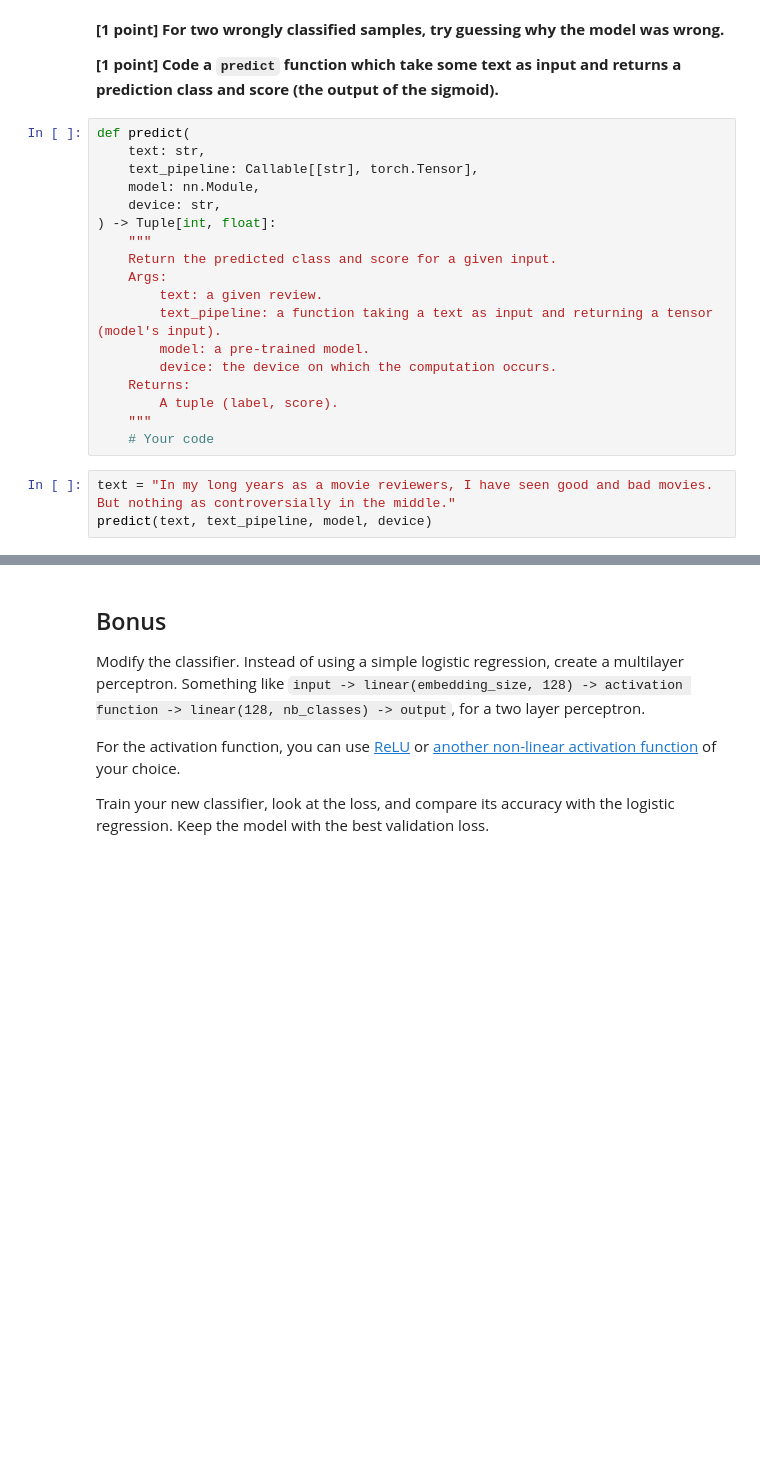
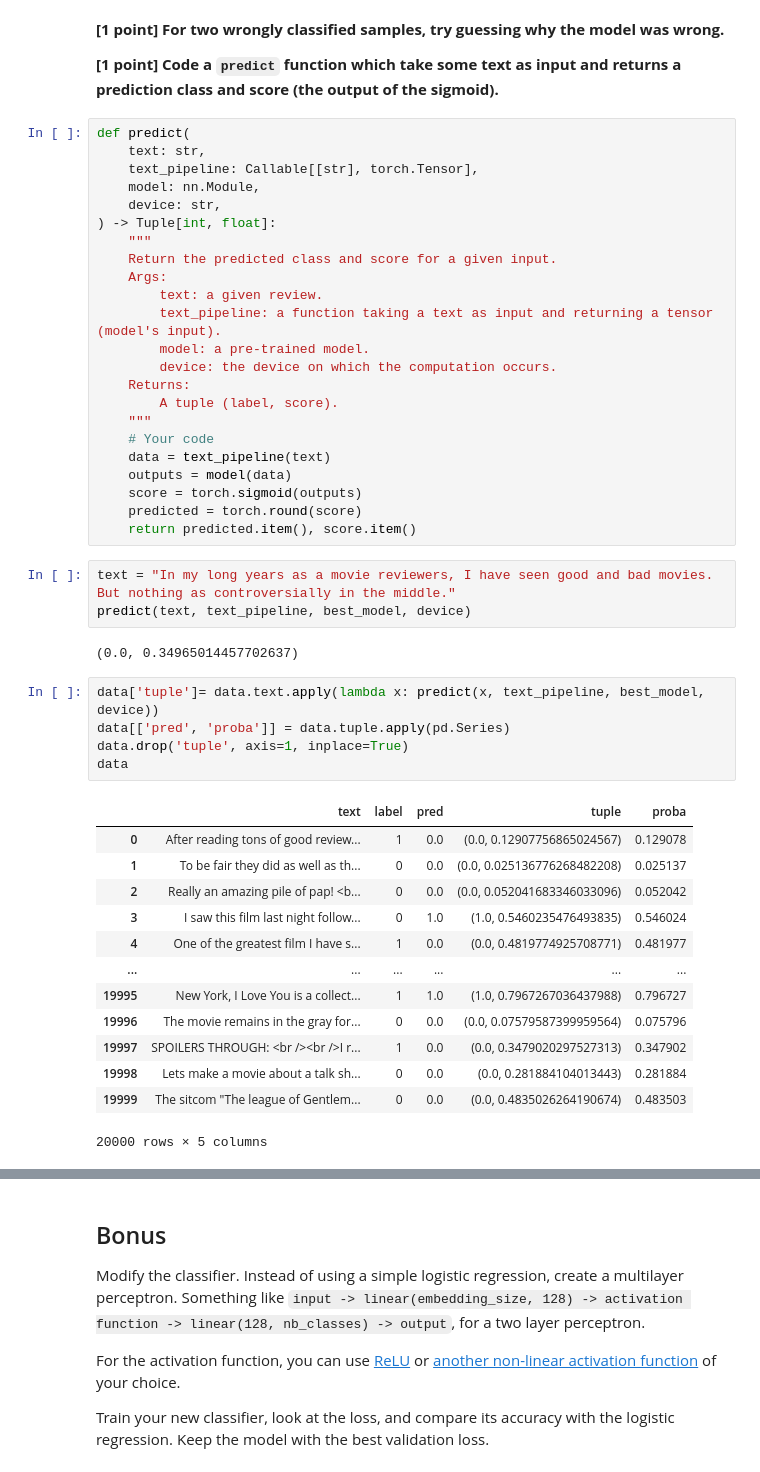
Before and after one commit to meliioko/nlp_tp_3, a Jupyter notebook: fill_your_own_glove.ipynb, the cells around one changed output, grey strips where cells are left out. Cells and saved outputs as stored; diff of their text form; blank space fills up the shorter version.

```diff
--- a/fill_your_own_glove.ipynb
+++ b/fill_your_own_glove.ipynb
@@ -367,6 +350,32 @@ def predict(
         A tuple (label, score).
     """
     # Your code
+    data = text_pipeline(text)
+    outputs = model(data)
+    score = torch.sigmoid(outputs)
+    predicted = torch.round(score)
+    return predicted.item(), score.item()
 # %%
 text = "In my long years as a movie reviewers, I have seen good and bad movies. But nothing as controversially in the middle."
-predict(text, text_pipeline, model, device)
+predict(text, text_pipeline, best_model, device)
+# %% [output]
+(0.0, 0.34965014457702637)
+# %%
+data['tuple']= data.text.apply(lambda x: predict(x, text_pipeline, best_model, device))
+data[['pred', 'proba']] = data.tuple.apply(pd.Series)
+data.drop('tuple', axis=1, inplace=True)
+data
+# %% [output]
+|  | text | label | pred | tuple | proba |
+| 0 | After reading tons of good review... | 1 | 0.0 | (0.0, 0.12907756865024567) | 0.129078 |
+| 1 | To be fair they did as well as th... | 0 | 0.0 | (0.0, 0.025136776268482208) | 0.025137 |
+| 2 | Really an amazing pile of pap! <b... | 0 | 0.0 | (0.0, 0.052041683346033096) | 0.052042 |
+| 3 | I saw this film last night follow... | 0 | 1.0 | (1.0, 0.5460235476493835) | 0.546024 |
+| 4 | One of the greatest film I have s... | 1 | 0.0 | (0.0, 0.4819774925708771) | 0.481977 |
+| ... | ... | ... | ... | ... | ... |
+| 19995 | New York, I Love You is a collect... | 1 | 1.0 | (1.0, 0.7967267036437988) | 0.796727 |
+| 19996 | The movie remains in the gray for... | 0 | 0.0 | (0.0, 0.07579587399959564) | 0.075796 |
+| 19997 | SPOILERS THROUGH: <br /><br />I r... | 1 | 0.0 | (0.0, 0.3479020297527313) | 0.347902 |
+| 19998 | Lets make a movie about a talk sh... | 0 | 0.0 | (0.0, 0.281884104013443) | 0.281884 |
+| 19999 | The sitcom "The league of Gentlem... | 0 | 0.0 | (0.0, 0.4835026264190674) | 0.483503 |
+20000 rows × 5 columns
```
Also changed, not shown: parts of 12 cells of this notebook.
